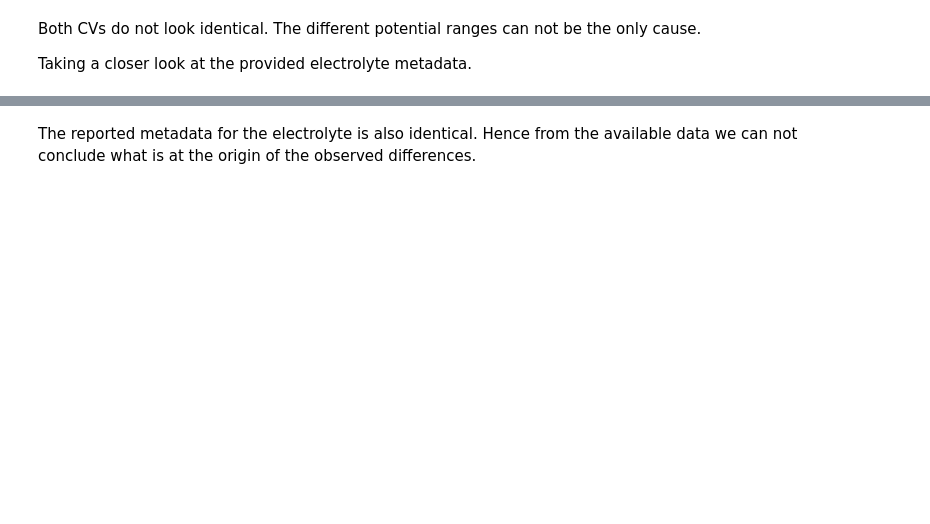
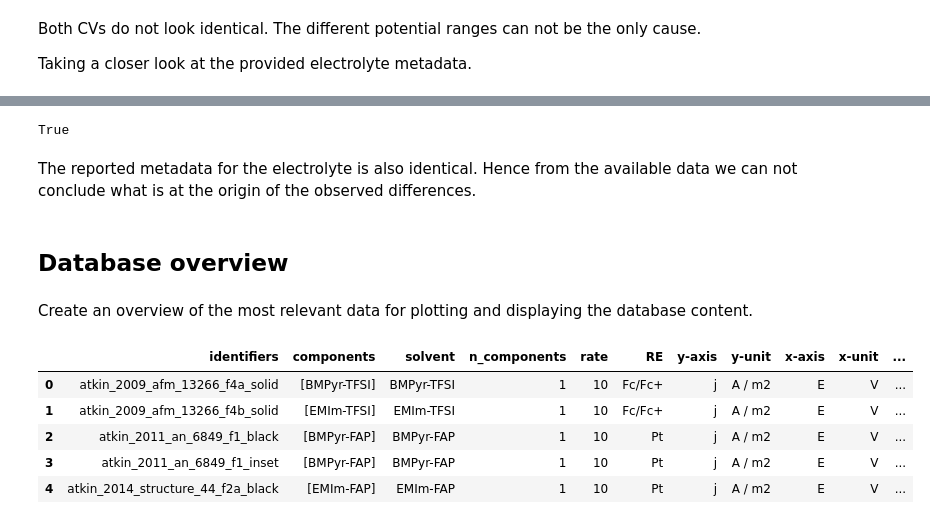
Before and after one commit to theoechem/article_MAHE_2024_IL_pitfalls, a Jupyter notebook: doc/SI_database_interaction.ipynb, the cells around one changed output, grey strips where cells are left out. Saved outputs shown, nothing was run; the diff lists cells and outputs as text; code cells hidden in the pictures; blank space fills up the shorter version.

Commit message:
Update database interaction for new database data

```diff
--- a/doc/SI_database_interaction.ipynb
+++ b/doc/SI_database_interaction.ipynb
@@ -35,0 +83,18 @@ ildb.describe()
+# %%
+data = []
+no_solvent = []
+
+for entry in ildb:
+    found = False
+    for component in entry.system.electrolyte.components:
+        if component.type == "solvent":
+            subdata = {"identifier": entry.identifier,
+            "components": [component.name for component in entry.system.electrolyte.components if component.type == "solvent"]}
+            data.append(subdata)
+            found = True
+    # validate that all entries contain a solvent
+    if not found:
+        no_solvent.append(entry.identifier)
+
+df = pd.DataFrame(data)
+df
@@ -42,7 +146,7 @@ def verify_electrolyte(entry, electrolyte):
             if component.name==electrolyte:
                 return True
 
-mppi_db = ildb.filter(lambda entry: verify_electrolyte(entry, electrolyte='MPPi-TFSI'))
+mppi_db = ildb.filter(lambda entry: verify_electrolyte(entry, electrolyte='MPPip-TFSI'))
 mppi_db.describe()
 # %% [output]
 {'number of references': 2, 'number of entries': 2, 'materials': {'Au'}}
@@ -113,2 +225,10 @@ berger2017.system.electrolyte.components
+# %%
+schuett_comps == berger_comps
+# %% [output]
+True
 # %% [markdown]
 The reported metadata for the electrolyte is also identical. Hence from the available data we can not conclude what is at the origin of the observed differences.
+# %% [markdown]
+## Database overview
+# %% [markdown]
+Create an overview of the most relevant data for plotting and displaying the database content.
@@ -114,0 +267,47 @@ The reported metadata for the electrolyte is also identical. Hence from the avai
+# %%
+df_overview = pd.DataFrame(data)
+
+df_one_component = df_overview[
+    df_overview["components"].apply(lambda comps: isinstance(comps, (list, tuple)) and len(comps) == 1)
+].copy().reset_index(drop=True)
+
+df_multi_comp = df_overview[
+    df_overview["components"].apply(lambda comps: isinstance(comps, (list, tuple)) and len(comps) > 1)
+].copy().reset_index(drop=True)
+
+# Create short acronyms in plotting order (left-to-right, top-to-bottom across subplots)
+sorted_solvents_for_labels = sorted(
+    df_one_component["solvent"].dropna().unique(),
+    key=lambda x: (x != "MPPip-TFSI", x),
+)
+
+acronym_rows = []
+counter = 1
+for solvent in sorted_solvents_for_labels:
+    solvent_df = df_one_component[df_one_component["solvent"] == solvent]
+    for identifier in solvent_df["identifiers"]:
+        acronym_rows.append({"identifiers": identifier, "label": f"A{counter:02d}"})
+        counter += 1
+
+df_acronym = pd.DataFrame(acronym_rows)
+df_one_component = df_one_component.merge(df_acronym, on="identifiers", how="left")
+
+# Keep acronym available in overview/multi-component tables where applicable
+df_overview = df_overview.merge(df_one_component[["identifiers", "label"]], on="identifiers", how="left")
+df_multi_comp = df_overview[
+    df_overview["components"].apply(lambda comps: isinstance(comps, (list, tuple)) and len(comps) > 1)
+].copy().reset_index(drop=True)
+
+# The dataframe with all entries
+df_overview.head()
+# The dataframe with entries containing only one solvent component
+# df_one_component
+# The dataframe with mixed solvent entries
+# df_multi_comp
+# %% [output]
+|  | identifiers | components | solvent | n_components | rate | RE | y-axis | y-unit | x-axis | x-unit | ... |
+| 0 | atkin_2009_afm_13266_f4a_solid | [BMPyr-TFSI] | BMPyr-TFSI | 1 | 10 | Fc/Fc+ | j | A / m2 | E | V | ... |
+| 1 | atkin_2009_afm_13266_f4b_solid | [EMIm-TFSI] | EMIm-TFSI | 1 | 10 | Fc/Fc+ | j | A / m2 | E | V | ... |
+| 2 | atkin_2011_an_6849_f1_black | [BMPyr-FAP] | BMPyr-FAP | 1 | 10 | Pt | j | A / m2 | E | V | ... |
+| 3 | atkin_2011_an_6849_f1_inset | [BMPyr-FAP] | BMPyr-FAP | 1 | 10 | Pt | j | A / m2 | E | V | ... |
+| 4 | atkin_2014_structure_44_f2a_black | [EMIm-FAP] | EMIm-FAP | 1 | 10 | Pt | j | A / m2 | E | V | ... |
```
Also changed, not shown: parts of 25 cells of this notebook.
